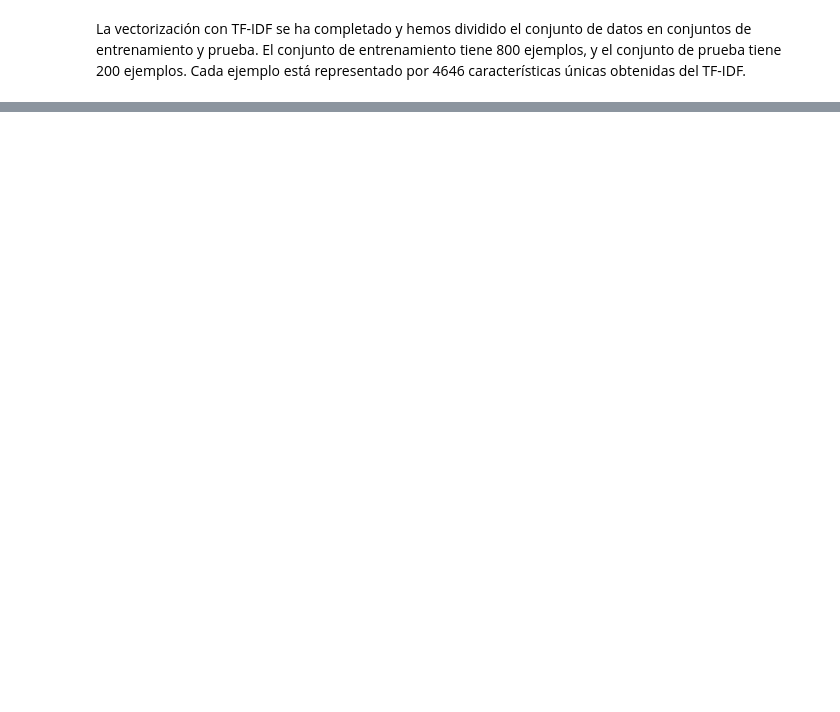
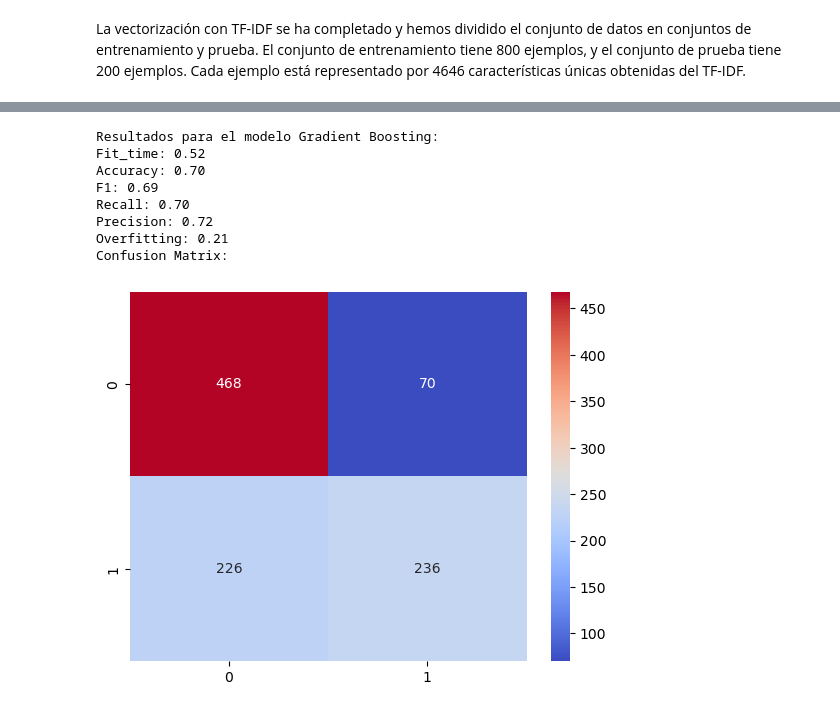
Before and after one commit to AI-School-F5-P2/Proyecto_NLP_Grupo_3, a Jupyter notebook: Notebooks/Modelos.ipynb, the cells around one changed output, grey strips where cells are left out. Saved outputs shown, nothing was run; the diff lists cells and outputs as text; code cells hidden in the pictures; blank space fills up the shorter version.

Commit message:
feat:add pickle model

```diff
--- a/Notebooks/Modelos.ipynb
+++ b/Notebooks/Modelos.ipynb
@@ -19,3 +40,3 @@ from sklearn.feature_extraction.text import TfidfVectorizer
 # %%
-# Cargar el archivo CSV
-df = pd.read_csv('../youtoxic_english_1000.csv')
+data = pd.read_csv('../youtoxic_english_1000.csv')
+data
@@ -104,0 +106,2 @@ print(data_simplified.head())
+# %%
+text = data_simplified['Text']
@@ -256,0 +329,13 @@ Aquí está el desglose:
+# %%
+# Inicializar los modelos con configuraciones predeterminadas
+modelos = {
+    #'SVM': SVC(random_state=42),
+    #'Random Forest': RandomForestClassifier(random_state=42),
+    'Gradient Boosting': GradientBoostingClassifier(random_state=42),
+    #'LightGBM': LGBMClassifier(random_state=42, verbose=-1),
+    #'XGBoost': XGBClassifier(random_state=42),
+    #'Naive Bayes': MultinomialNB(),
+    #'Logistic Regression': LogisticRegression(random_state=42),
+    #'CatBoost': CatBoostClassifier(random_state=42),
+    #'AdaBoost': AdaBoostClassifier(random_state=42),
+}
@@ -256,0 +359,38 @@ Aquí está el desglose:
+# %%
+from sklearn.pipeline import Pipeline
+from sklearn.metrics import (accuracy_score, classification_report, confusion_matrix,
+                             f1_score, make_scorer, precision_score, recall_score,
+                             roc_auc_score, roc_curve)
+from sklearn.model_selection import (StratifiedKFold, cross_val_predict, cross_validate,
+                                     cross_val_score, train_test_split)
+
+# Resultados por modelo
+resultados_por_modelo = {}
+
+for model_name, model in modelos.items():
+    # Entrenar y evaluar cada modelo
+    resultados = model_pred(model_name, model, tfidf_vectors, y, save_pickle)
+    resultados_por_modelo[model_name] = resultados
+
+# Iterar sobre cada modelo y sus resultados
+for model_name, resultados in resultados_por_modelo.items():
+    print(f"Resultados para el modelo {model_name}:")
+
+    # Imprimir las métricas del modelo
+    for metrica, valor in resultados.items():
+        if metrica in ['fit_time', 'accuracy', 'f1', 'recall', 'precision', 'overfitting']:
+            print(f"{metrica.capitalize()}: {valor:.2f}")
+        if metrica == 'cm':
+            print("Confusion Matrix:")
+            sns.heatmap(resultados['cm'], annot=True, fmt="g", cmap='coolwarm')
+            plt.show()
+# %% [output]
+Resultados para el modelo Gradient Boosting:
+Fit_time: 0.52
+Accuracy: 0.70
+F1: 0.69
+Recall: 0.70
+Precision: 0.72
+Overfitting: 0.21
+Confusion Matrix:
+[figure, added]
```
Also changed, not shown: parts of 41 cells of this notebook, 1 other file.
